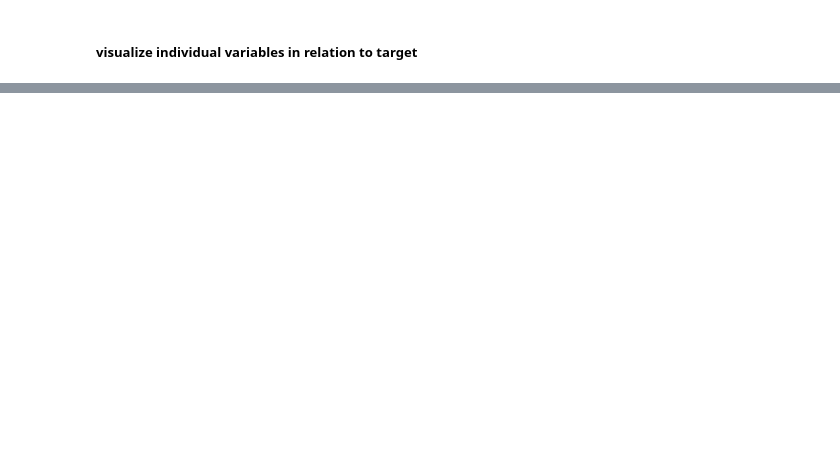
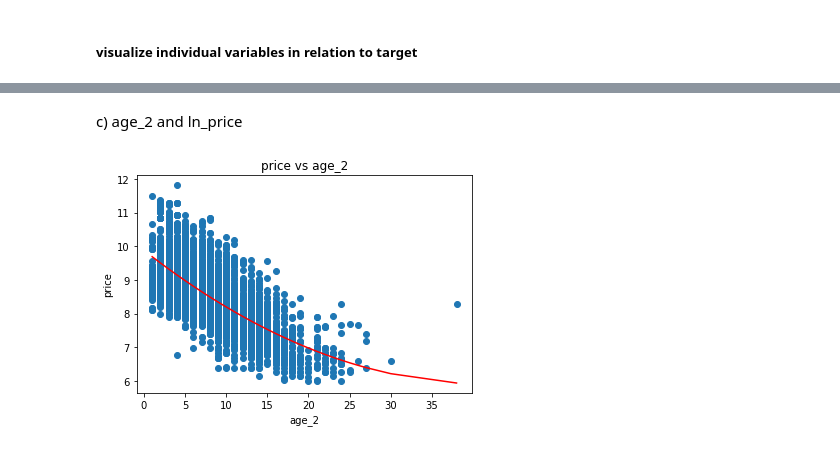
Before and after one commit to pdoms/project_i, a Jupyter notebook: src/examples/cars_p_nb.ipynb, the cells around one changed output, grey strips where cells are left out. Saved outputs shown, nothing was run; the diff lists cells and outputs as text; code cells hidden in the pictures; blank space fills up the shorter version.

```diff
--- a/src/examples/cars_p_nb.ipynb
+++ b/src/examples/cars_p_nb.ipynb
@@ -388,0 +258,8 @@ plt.show()
+# %% [markdown]
+c) age_2 and ln_price
+# %%
+age_sqr_price_ln = LinReg(age_super, target_ln, columns=['price', 'age', 'age_2'])
+age_sqr_price_ln.fit()
+plot_with_line(x=age, y=target_ln, regression=age_sqr_price_ln, labels=['price', 'age_2'])
+# %% [output]
+[figure, added]
```
Also changed, not shown: parts of 69 cells of this notebook, 14 other files.
